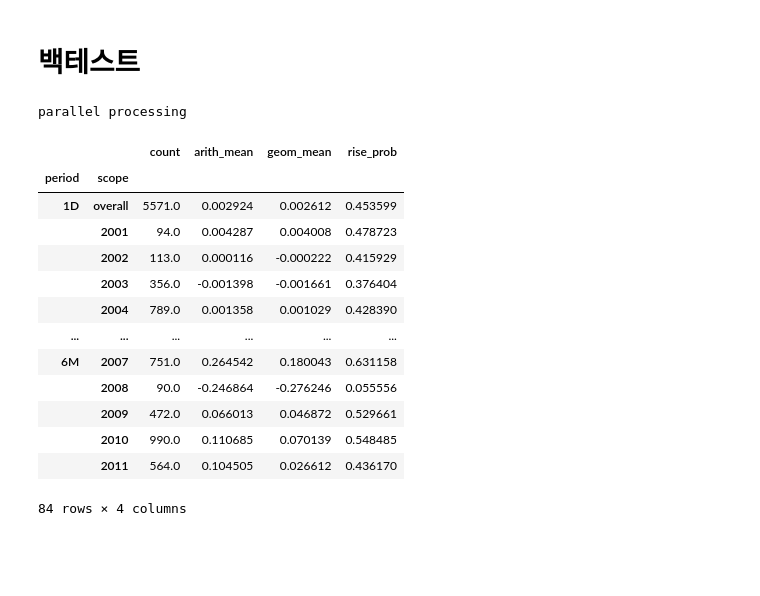
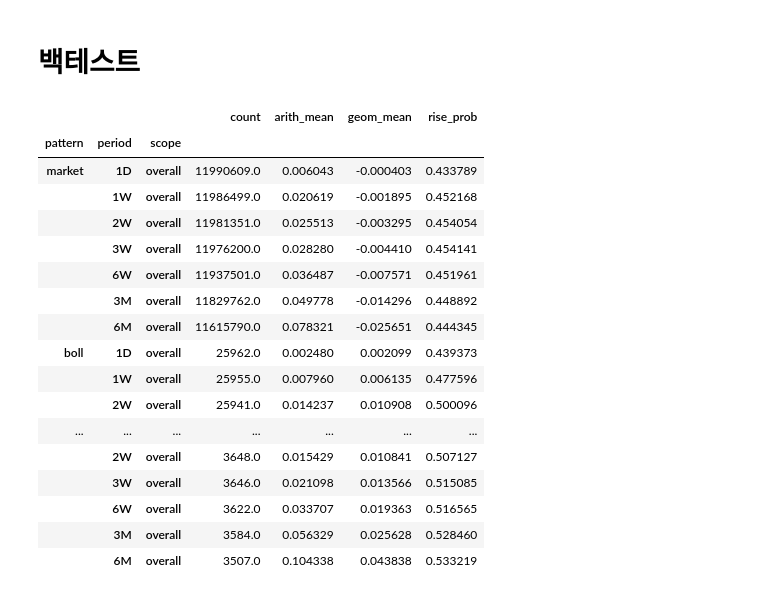
Before and after one commit to gem763/metricstudio, a Jupyter notebook: main.ipynb, the cells around one changed output. Saved outputs shown, nothing was run; the diff lists cells and outputs as text; code cells hidden in the pictures; blank space fills up the shorter version.

```diff
--- a/main.ipynb
+++ b/main.ipynb
@@ -75,27 +72,35 @@ Name: adjclose, Length: 4662264, dtype: float64
 # 백테스트
 # %%
 start = "2000-01-01"
-end = "2011-12-31"
-# ncore = 16
-# nchunk = 5
-pattern = bollinger
+end = "2025-12-31"
 
-if __name__ == "__main__":
-    result = backtest(pattern, start=start, end=end, use_numba=True)
-    display(result)
+boll = partial(bollinger, max_band_pct=5, high_window=252)
+boll_percentile = partial(bollinger, band_pct_type='percentile', max_band_pct=5, high_window=252)
+# boll_topclose = partial(bollinger, max_band_pct=100, style='topclose', high_window=252, min_narrow_days=3)
+
+# boll_breakout = partial(bollinger, style='breakout')
+# boll_topclose = partial(bollinger, style='topclose')
+# boll_topclose_high = partial(bollinger, style='topclose', high_window=252)
+
+stats = backtest(market, boll, boll_percentile, start=start, end=end)
+# stats = backtest(market, boll_topclose, boll_topclose_high, start=start, end=end)
+stats.to_frame()
 # %% [output]
-parallel processing
-|  |  | count | arith_mean | geom_mean | rise_prob |
-| period | scope |  |  |  |  |
-| 1D | overall | 5571.0 | 0.002924 | 0.002612 | 0.453599 |
-|  | 2001 | 94.0 | 0.004287 | 0.004008 | 0.478723 |
-|  | 2002 | 113.0 | 0.000116 | -0.000222 | 0.415929 |
-|  | 2003 | 356.0 | -0.001398 | -0.001661 | 0.376404 |
-|  | 2004 | 789.0 | 0.001358 | 0.001029 | 0.428390 |
-| ... | ... | ... | ... | ... | ... |
-| 6M | 2007 | 751.0 | 0.264542 | 0.180043 | 0.631158 |
-|  | 2008 | 90.0 | -0.246864 | -0.276246 | 0.055556 |
-|  | 2009 | 472.0 | 0.066013 | 0.046872 | 0.529661 |
-|  | 2010 | 990.0 | 0.110685 | 0.070139 | 0.548485 |
-|  | 2011 | 564.0 | 0.104505 | 0.026612 | 0.436170 |
+|  |  |  | count | arith_mean | geom_mean | rise_prob |
+| pattern | period | scope |  |  |  |  |
+| market | 1D | overall | 11990609.0 | 0.006043 | -0.000403 | 0.433789 |
+|  | 1W | overall | 11986499.0 | 0.020619 | -0.001895 | 0.452168 |
+|  | 2W | overall | 11981351.0 | 0.025513 | -0.003295 | 0.454054 |
+|  | 3W | overall | 11976200.0 | 0.028280 | -0.004410 | 0.454141 |
+|  | 6W | overall | 11937501.0 | 0.036487 | -0.007571 | 0.451961 |
+|  | 3M | overall | 11829762.0 | 0.049778 | -0.014296 | 0.448892 |
+|  | 6M | overall | 11615790.0 | 0.078321 | -0.025651 | 0.444345 |
+| boll | 1D | overall | 25962.0 | 0.002480 | 0.002099 | 0.439373 |
+|  | 1W | overall | 25955.0 | 0.007960 | 0.006135 | 0.477596 |
+|  | 2W | overall | 25941.0 | 0.014237 | 0.010908 | 0.500096 |
+| ... | ... | ... | ... | ... | ... | ... |
+|  | 2W | overall | 3648.0 | 0.015429 | 0.010841 | 0.507127 |
+|  | 3W | overall | 3646.0 | 0.021098 | 0.013566 | 0.515085 |
+|  | 6W | overall | 3622.0 | 0.033707 | 0.019363 | 0.516565 |
+|  | 3M | overall | 3584.0 | 0.056329 | 0.025628 | 0.528460 |
+|  | 6M | overall | 3507.0 | 0.104338 | 0.043838 | 0.533219 |
-84 rows × 4 columns
```
Also changed, not shown: parts of 12 cells of this notebook, 6 other files.
